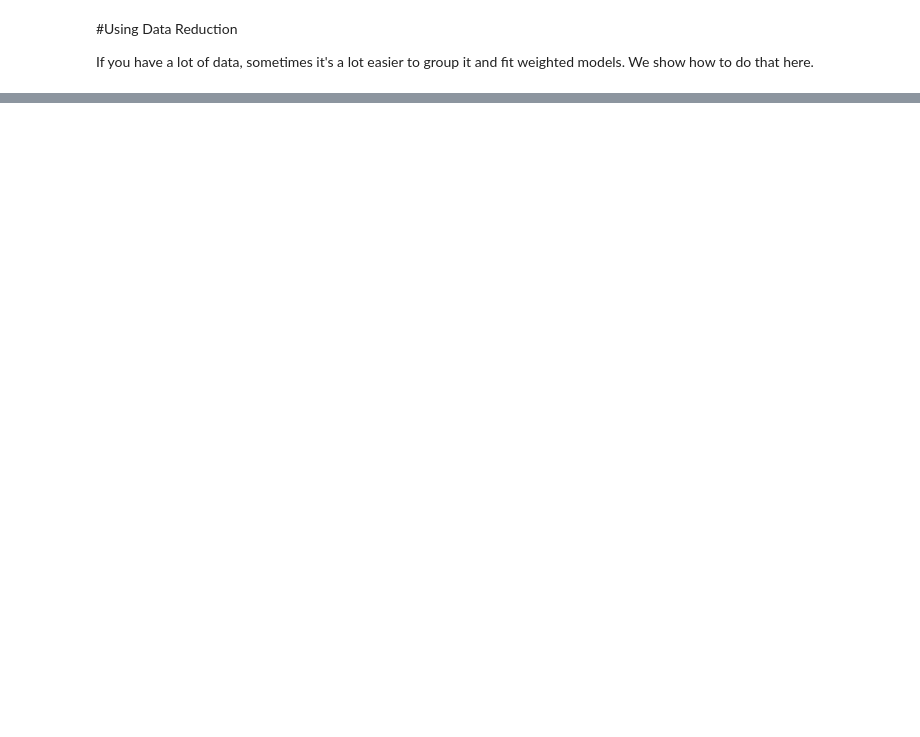
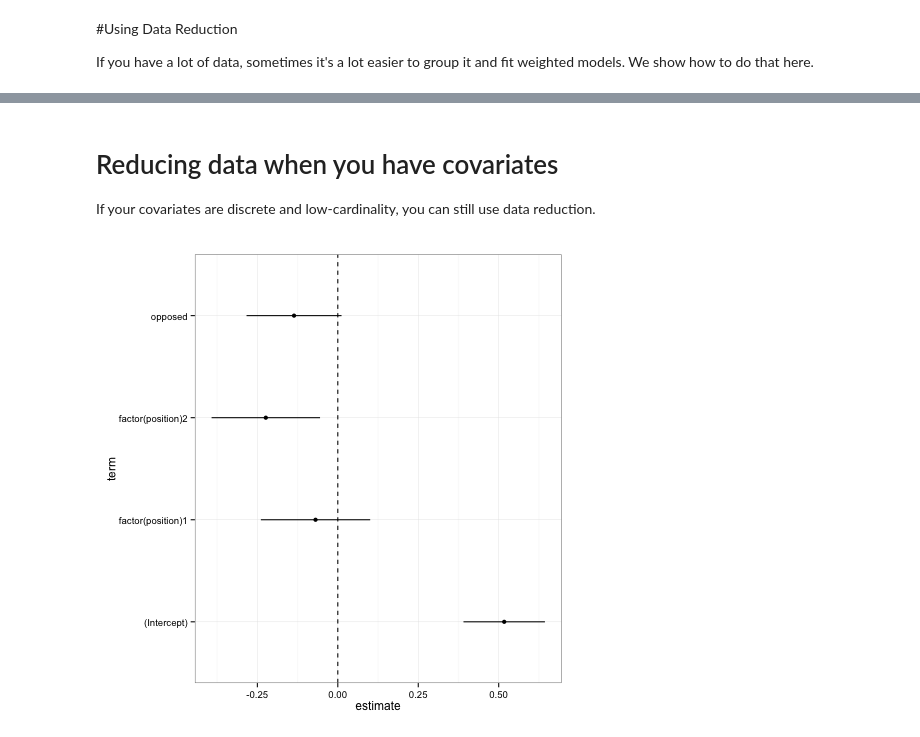
Before and after one commit to eytan/www-15-tutorial, a Jupyter notebook: 4-analyzing-experiments.ipynb, the cells around one changed output, grey strips where cells are left out. Cells and saved outputs as stored; diff of their text form; code cells hidden in the pictures; blank space fills up the shorter version.

```diff
--- a/4-analyzing-experiments.ipynb
+++ b/4-analyzing-experiments.ipynb
@@ -335,0 +354,22 @@ lm(summary ~ aligned, data = Results.small, weights = cases) %>%
+# %% [markdown]
+# Reducing data when you have covariates
+
+If your covariates are discrete and low-cardinality, you can still use data reduction.
+# %%
+%%R
+Results.medium <- Results %>%
+  group_by(summary, opposed, position) %>%
+  summarise(cases = n())
+
+lm(summary ~ opposed + factor(position), data = Results.medium, weights = cases) %>%
+  coeftest.freq %>%
+  tidy %>%
+  ggplot(aes(x = term, y = estimate,
+             ymin = estimate - 1.96*std.error,
+             ymax = estimate + 1.96*std.error)) +
+  geom_pointrange() +
+  geom_hline(yintercept = 0.0, linetype = 'dashed') +
+  coord_flip() +
+  theme_bw()
+# %% [output]
+[figure, added]
```
Also changed, not shown: parts of 25 cells of this notebook.
